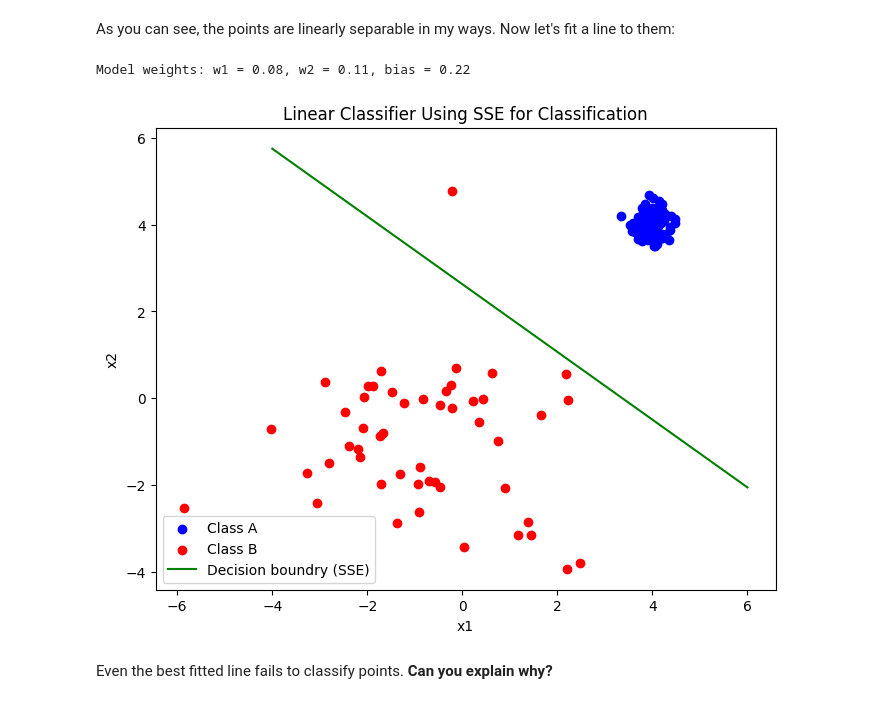
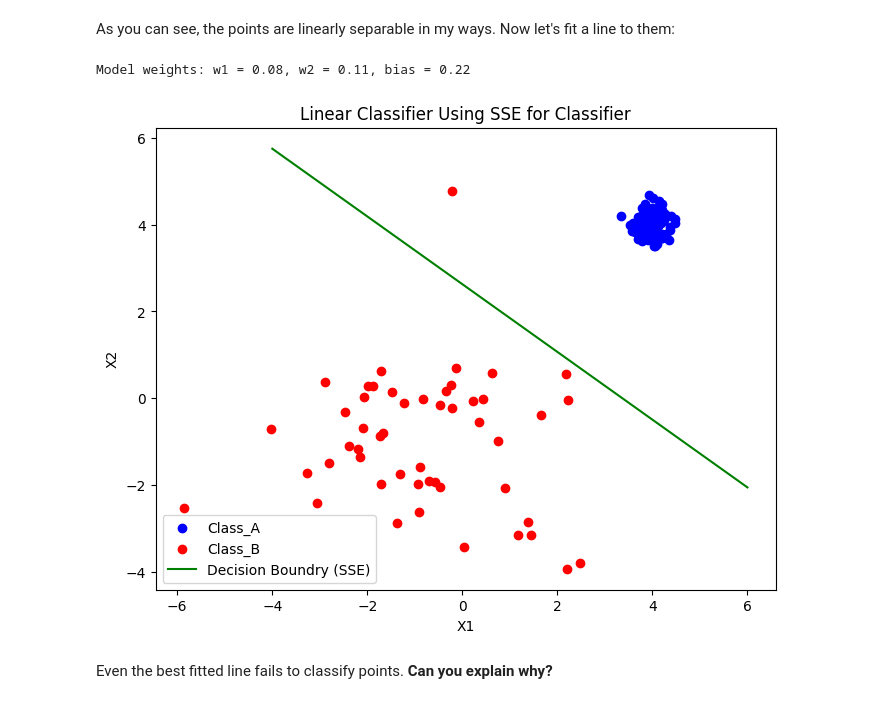
Before and after one commit to tala-kiyani/Introduction_to_Machine_Learning, a Jupyter notebook: Chapter_01_Supervised_Learning/02-Linear Classification/02-Linear_Classification.ipynb, the cells around one changed output. Cells and saved outputs as stored; diff of their text form; code cells hidden in the pictures.

```diff
--- a/Chapter_01_Supervised_Learning/02-Linear Classification/02-Linear_Classification.ipynb
+++ b/Chapter_01_Supervised_Learning/02-Linear Classification/02-Linear_Classification.ipynb
@@ -29,30 +29,31 @@ plt.show()
 As you can see, the points are linearly separable in my ways. Now let's fit a line to them:
 # %%
 from sklearn.linear_model import LinearRegression
+
 model = LinearRegression()
 model.fit(X,y)
 
 w1, w2 = model.coef_
 w0 = model.intercept_
 
 print(f"Model weights: w1 = {w1:.2f}, w2 = {w2:.2f}, bias = {w0:.2f} ")
 
 #Plot the decision boundry: w1 * x1 + w2 * x2 + b = 0.5
 x_vals = np.linspace(-4, 6, 100)
 decision_boundry = (-w1 * x_vals - w0 + 0.5) / w2
 
 plt.figure(figsize=(8,6))
-plt.scatter(class_A[:,0] , class_A[:,1], label='Class A', color='blue')
-plt.scatter(class_B[:,0] , class_B[:,1], label='Class B', color='red')
-plt.plot(x_vals, decision_boundry, label='Decision boundry (SSE)', color='green')
-plt.title("Linear Classifier Using SSE for Classification")
-plt.xlabel('x1')
-plt.ylabel('x2')
+plt.scatter(class_A[:,0], class_A[:,1], label='Class_A', color='blue')
+plt.scatter(class_B[:,0], class_B[:,1], label='Class_B', color='red')
+plt.plot(x_vals, decision_boundry, label='Decision Boundry (SSE)', color='green')
+plt.title("Linear Classifier Using SSE for Classifier")
+plt.xlabel("X1")
+plt.ylabel("X2")
 plt.legend()
 plt.show()
 # %% [output]
 Model weights: w1 = 0.08, w2 = 0.11, bias = 0.22
-[figure, old version]
+[figure, new version]
 # %% [markdown]
 Even the best fitted line fails to classify points. **Can you explain why?**
 # %% [markdown]
```
Also changed, not shown: parts of 21 cells of this notebook, 1 other file.
